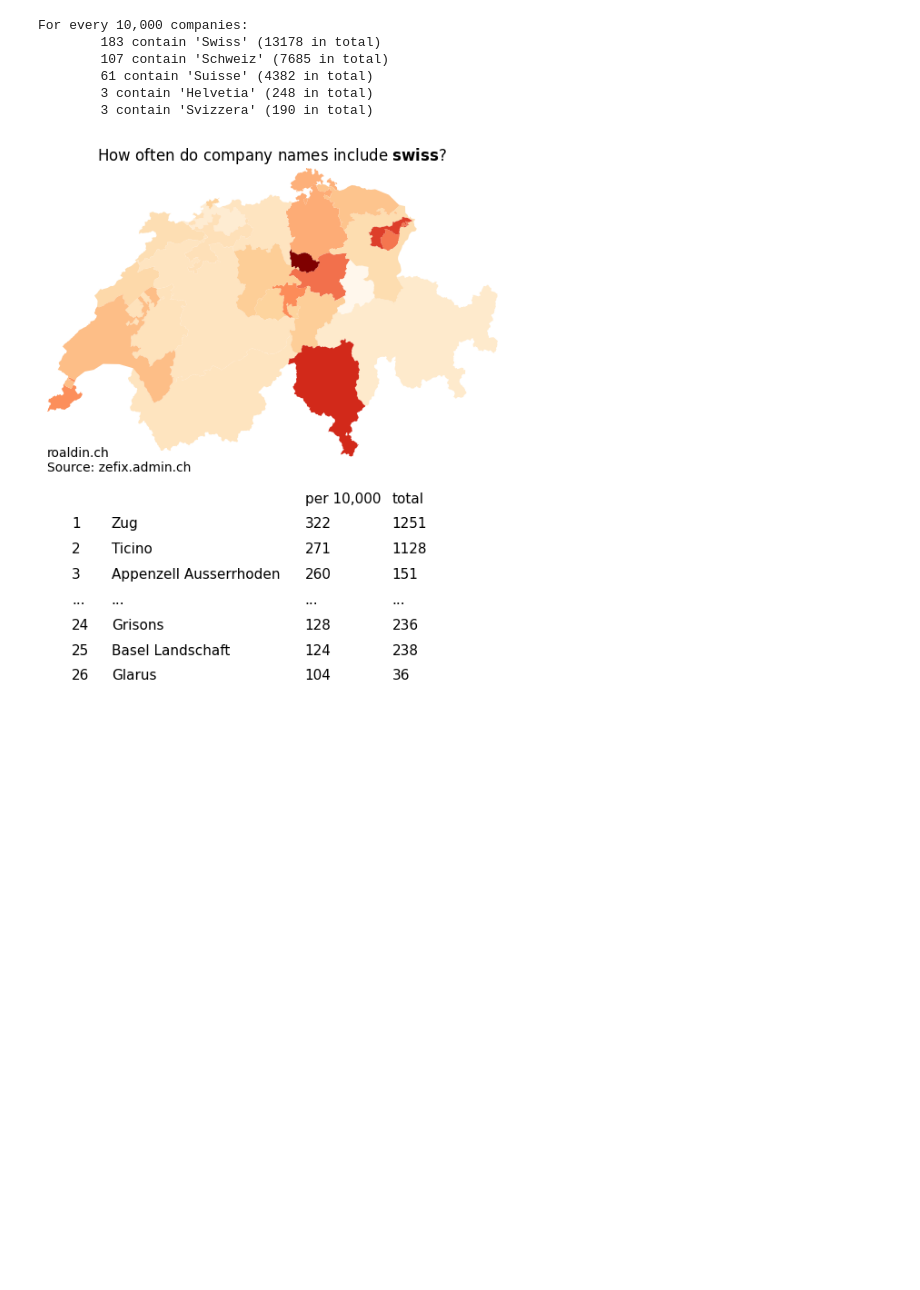
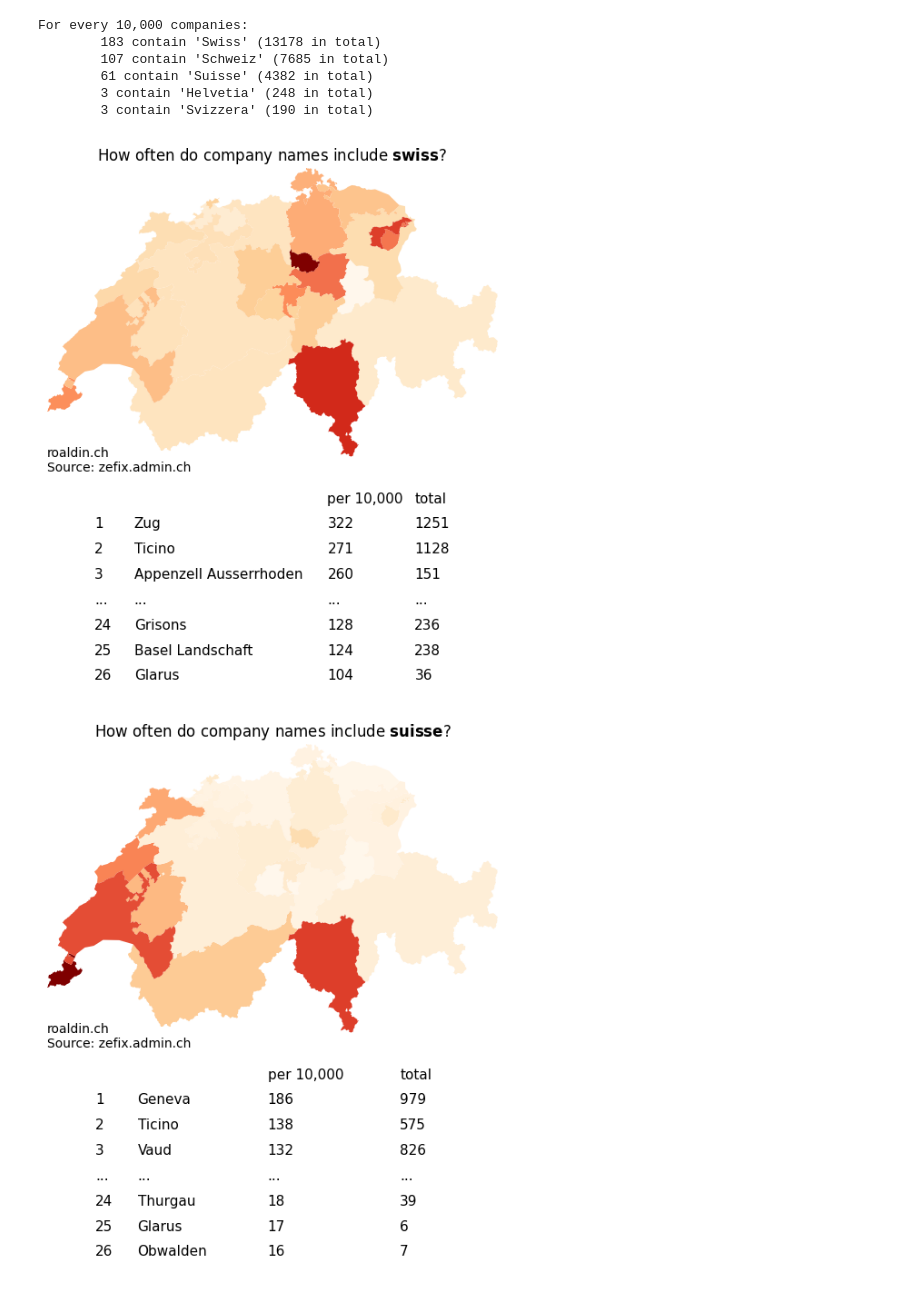
Before and after one commit to Roald87/switzerbrand, a Jupyter notebook: switzerbrand.ipynb, the cells around one changed output. Saved outputs shown, nothing was run; the diff lists cells and outputs as text; code cells hidden in the pictures; blank space fills up the shorter version.

Commit message:
run for all images

```diff
--- a/switzerbrand.ipynb
+++ b/switzerbrand.ipynb
@@ -191,32 +191,32 @@ for ch in "swiss suisse schweiz svizzera helvetia".split():
     )
 
     cols_to_show = f"canton {ch}_per_10k {ch}_companies".split()
     sorted_companies = companies[cols_to_show].sort_values(
         f"{ch}_per_10k", ascending=False
     )
     sorted_companies["position"] = range(1, len(sorted_companies) + 1)
 
     formatted_col_labels = ["", "", "per 10,000", "total"]
     table = plt.table(
         cellText=sorted_companies[["position"] + cols_to_show].less(n=6).values,
         colLabels=formatted_col_labels,
         edges="open",
         # loc='bottom',
         bbox=[0.1, -0.8, 0.8, 0.7],
     )
 
     table.auto_set_column_width(col=list(range(len(sorted_companies.columns))))
     table.scale(1, 1.7)
     table.set_fontsize(11)
 
     for key, cell in table.get_celld().items():
         cell.set_text_props(ha="left")
 
     plt.gca().set_axis_off()
     plt.margins(0, 0)
     plt.savefig(f"{ch}.png", dpi=150, bbox_extra_artists=(table,), bbox_inches="tight")
     plt.show()
     plt.close()
-    break
 # %% [output]
-[figure, old version]
+[figure, new version]
+[figure, added]
```
Also changed, not shown: parts of 1 cell of this notebook.
